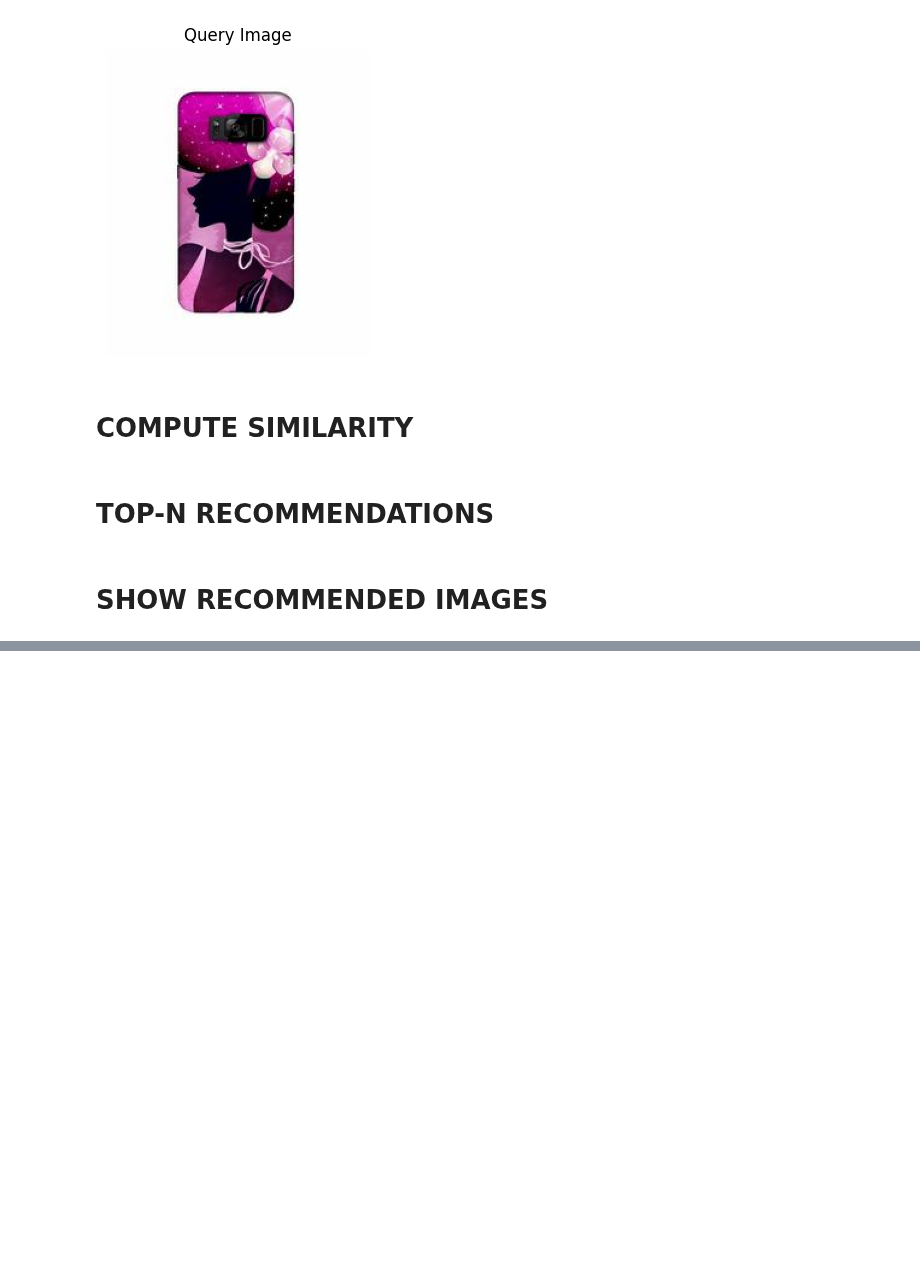
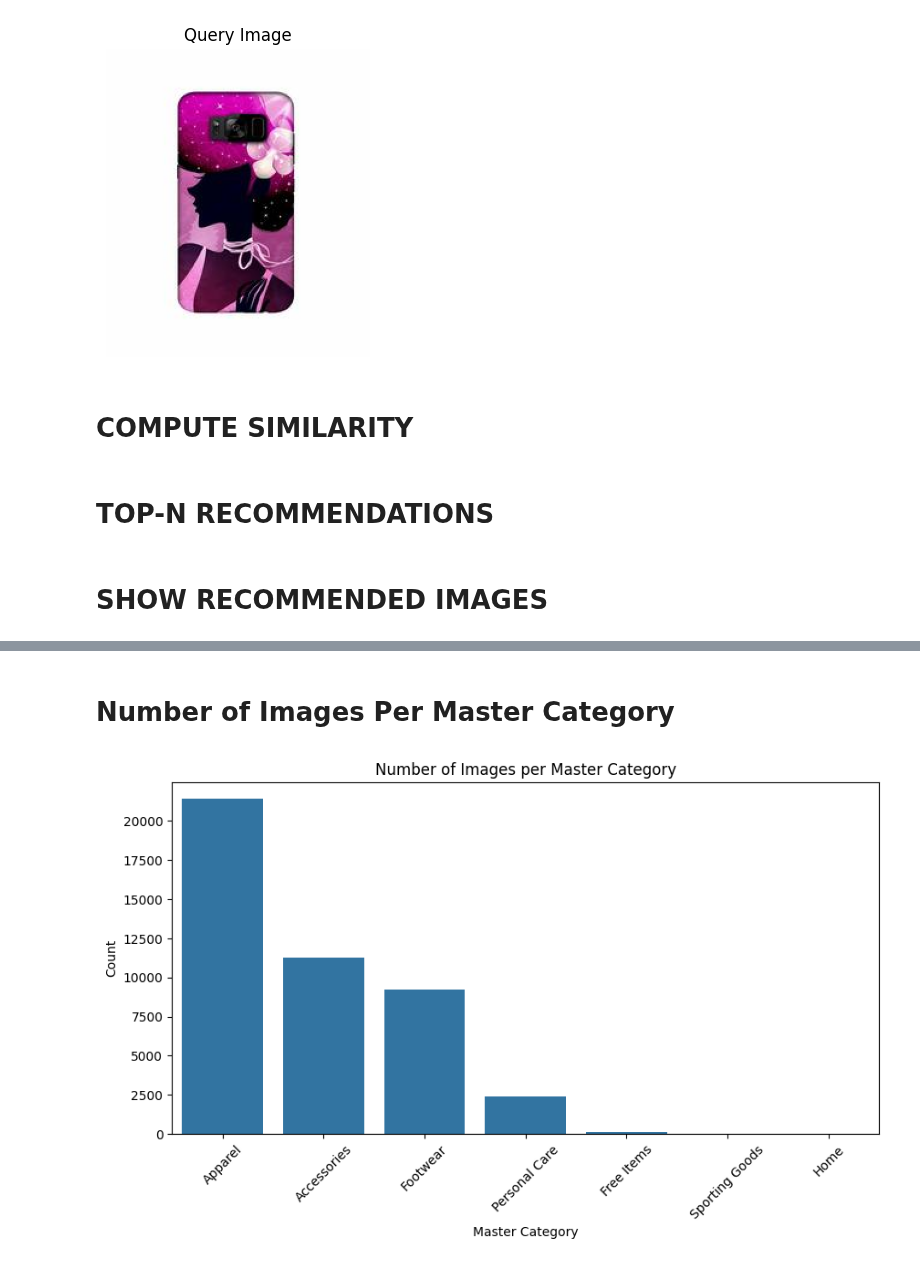
Before and after one commit to faseeh1279/cnn-product-recommendation-system, a Jupyter notebook: cnn-product-recommendation-system.ipynb, the cells around one changed output, grey strips where cells are left out. Drawn from its saved outputs; the diff is of its cells as text; code cells hidden in the pictures; blank space fills up the shorter version.

```diff
--- a/cnn-product-recommendation-system.ipynb
+++ b/cnn-product-recommendation-system.ipynb
@@ -283,0 +391,12 @@ plt.show()
+# %% [markdown]
+# Number of Images Per Master Category
+# %%
+plt.figure(figsize=(10,5))
+sns.countplot(data=df, x='masterCategory', order=df['masterCategory'].value_counts().index)
+plt.title("Number of Images per Master Category")
+plt.ylabel("Count")
+plt.xlabel("Master Category")
+plt.xticks(rotation=45)
+plt.show()
+# %% [output]
+[figure, added]
```
Also changed, not shown: parts of 38 cells of this notebook.
